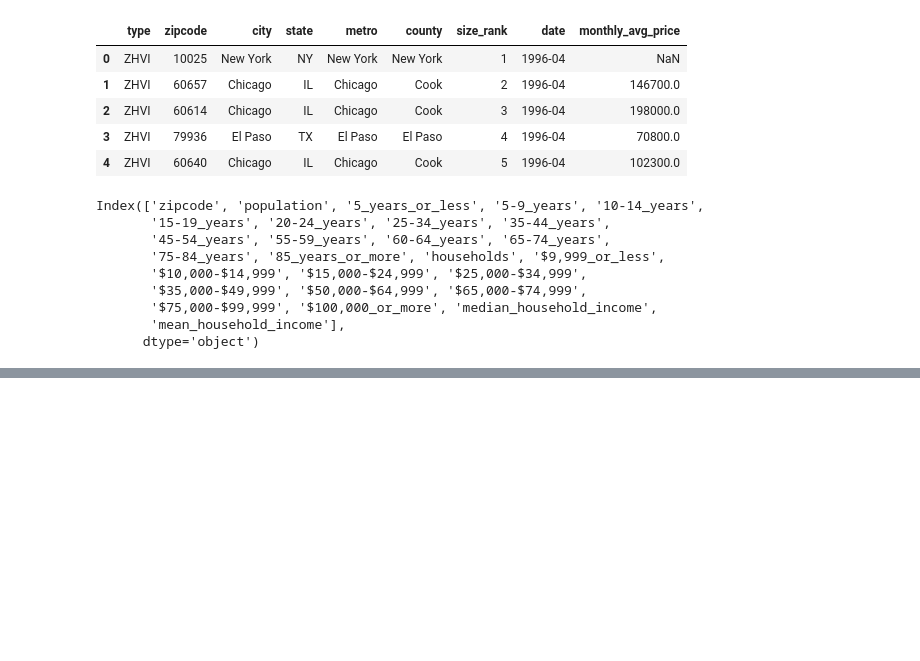
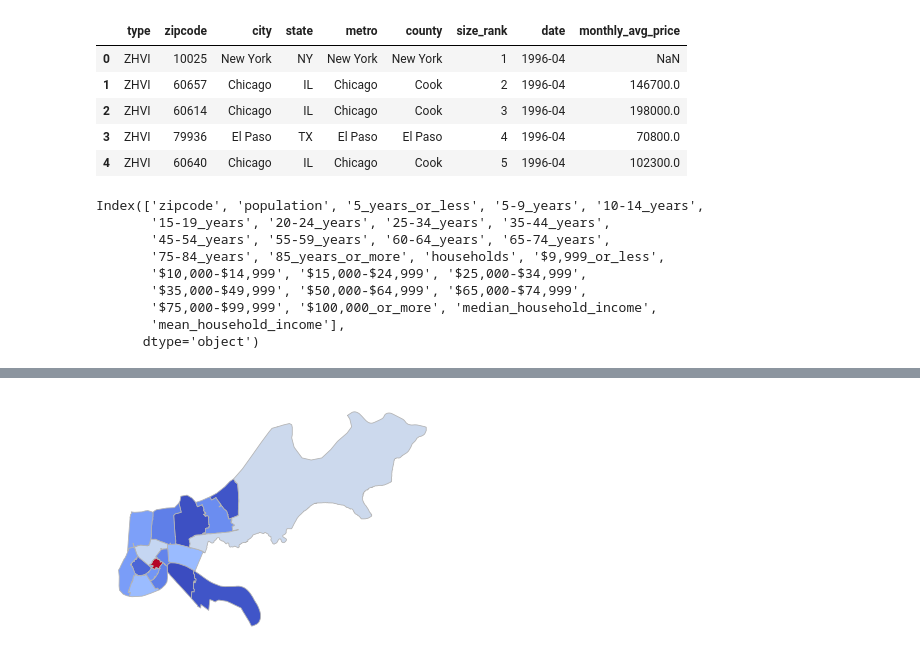
Before and after one commit to deepdaydreams/citadel-datathon-2021, a Jupyter notebook: initial_eda.ipynb, the cells around one changed output, grey strips where cells are left out. Drawn from its saved outputs; the diff is of its cells as text; code cells hidden in the pictures; blank space fills up the shorter version.

Commit message:
added calculation of gentrification score

```diff
--- a/initial_eda.ipynb
+++ b/initial_eda.ipynb
@@ -262,0 +441,26 @@ plt.show()
+# %%
+#Now plot the desired figure
+#print(type(city_zipcodes['zip']))
+score_data['zipcode'] = score_data['zipcode'].astype('float64')
+#print(score_data)
+zip_scores = city_zipcodes.merge(score_data, how='left', left_on='zipcode', right_on='zipcode')
+#zip_scores['gent_perc'] = zip_scores['gentrification_score'].rank(pct=True)
+#city_zipcodes['gentrification_score'] = city_zipcodes['zipcode'].astype('int32').map(lambda code: gentrification_score(code, 22))
+#print(city_zipcodes)
+
+#then plot graph as shown below
+data = zip_scores
+#data = city_zipcodes
+na = data[pd.isna(data['gentrification_score_y'])]
+#data
+fig, ax = plt.subplots(1, figsize=(5,5))
+ax.axis('off')
+na.plot(color='white', linewidth=0.8, ax=ax, edgecolor='0.7')
+data.plot(column='gentrification_score_y', cmap='coolwarm', linewidth=0.8, ax=ax, edgecolor='0.7')
+fig.tight_layout()
+city = 'la'
+feature = 'gent_score'
+fig.savefig(city+'_'+feature+'.png', format='png', dpi=1000)
+plt.show()
+# %% [output]
+[figure, added]
```
Also changed, not shown: parts of 17 cells of this notebook.
